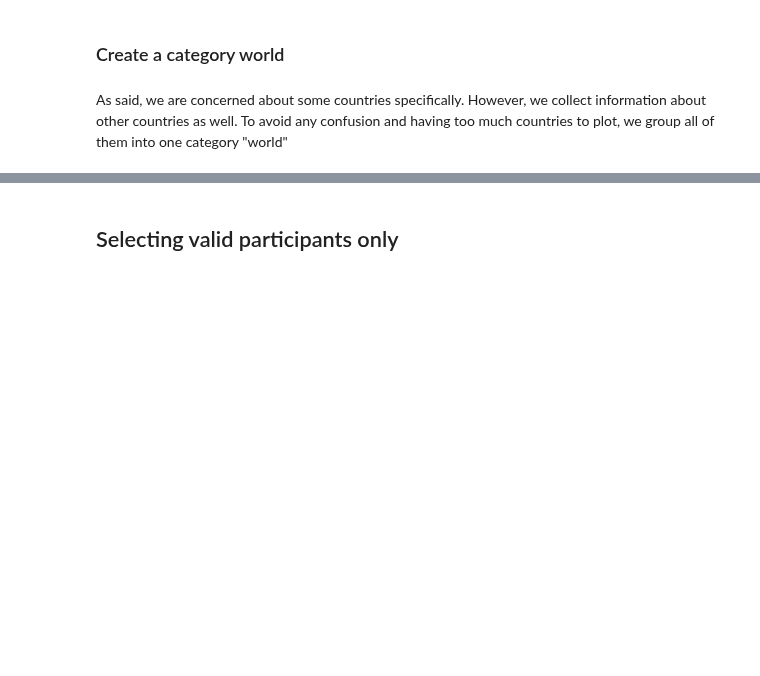
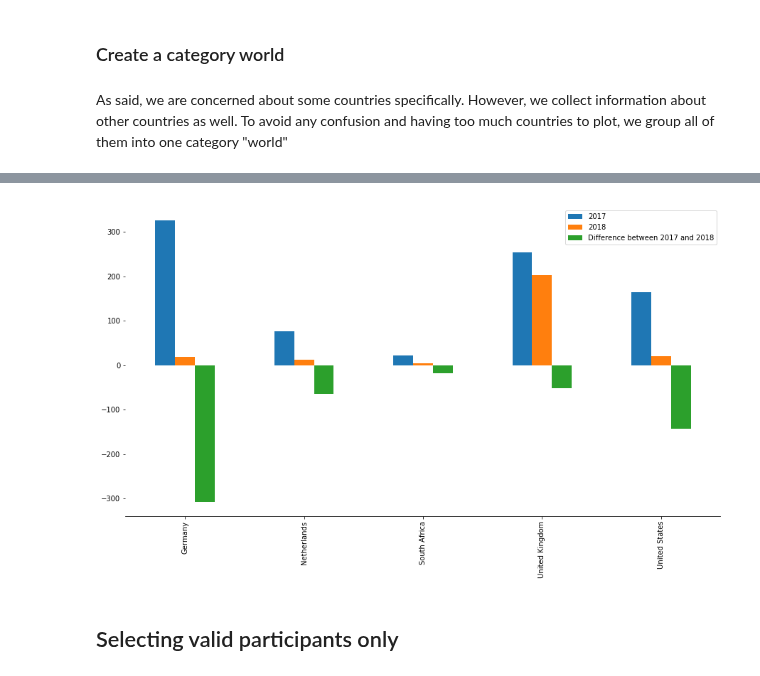
Before and after one commit to softwaresaved/international-survey, a Jupyter notebook: analysis/2018_draft.ipynb, the cells around one changed output, grey strips where cells are left out. Cells and saved outputs as stored; diff of their text form; code cells hidden in the pictures; blank space fills up the shorter version.

```diff
--- a/analysis/2018_draft.ipynb
+++ b/analysis/2018_draft.ipynb
@@ -259,0 +303,11 @@ df['Country'] = df['socio1._.In which country do you work?'].apply(lambda x: x i
+# %%
+results = dict()
+for country in df_previous_year:
+    current_year = df['Country'].value_counts()[country]
+    previous_year = len(df_previous_year[country])
+    results[country] = {'2017': previous_year, '2018': current_year}
+diff_year_participants = pd.DataFrame.from_dict(results, orient='index')
+diff_year_participants['Difference between 2017 and 2018'] = diff_year_participants['2018'] - diff_year_participants['2017']
+
+# Displaying the results
+diff_year_participants
@@ -260,3 +321,13 @@ df['Country'] = df['socio1._.In which country do you work?'].apply(lambda x: x i
+# %%
+# Plotting the difference
+ax = diff_year_participants.plot(kind='bar')
+ax.spines['top'].set_visible(False)
+ax.spines['right'].set_visible(False)
+ax.spines['left'].set_visible(False)
+
+plt.show()
+# %% [output]
+[figure, added]
 # %% [markdown]
 ## Selecting valid participants only
 # %% [markdown]
```
Also changed, not shown: parts of 44 cells of this notebook.
